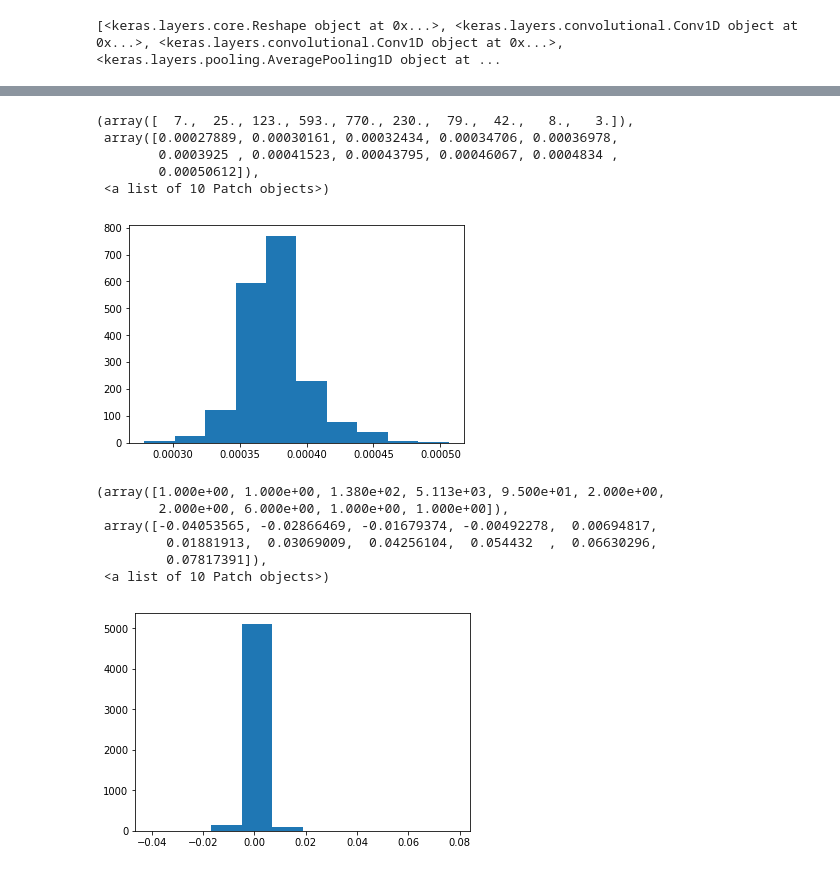
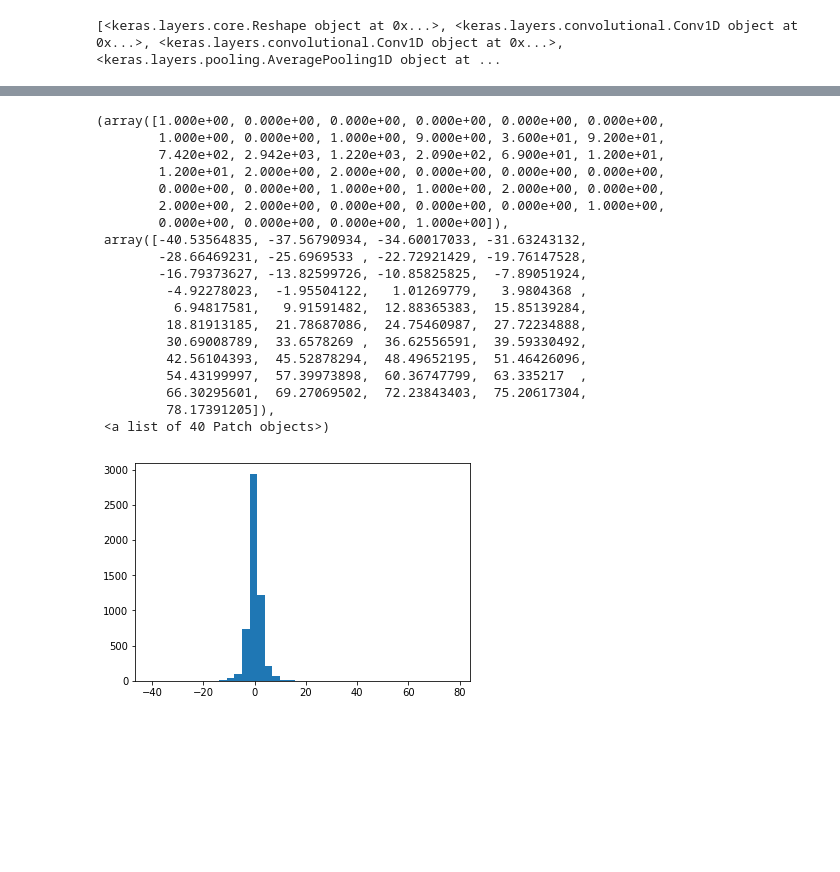
Before and after one commit to KaiWangCanada/har-keras-cnn, a Jupyter notebook: notebooks/observe_1dcnn_regression.ipynb, the cells around one changed output, grey strips where cells are left out. Cells and saved outputs as stored; diff of their text form; code cells hidden in the pictures; blank space fills up the shorter version.

```diff
--- a/notebooks/observe_1dcnn_regression.ipynb
+++ b/notebooks/observe_1dcnn_regression.ipynb
@@ -71,3 +36,31 @@ EPOCHS = 600
+# %%
+def read_data(file_path):
+    df = pd.read_csv(file_path, index_col=[0])
+
+    df_stock = df[df['minor'] == 'VMC'][['minor', 'Date', '0', '1', '2', 'f1d_label']]
+    return df_stock
+
+
+def create_segments_and_labels(df, time_steps, step, label_name):
+    # Number of steps to advance in each iteration
+    segments = []
+    labels = []
+    for i in range(0, len(df) - time_steps, step):
+        feature_vals = []
+        for j in range(N_FEATURES):
+            feature_vals.append(df[str(j)].values[i: i + time_steps])
+
+        # use last days f1d_binary as label
+        label = df[label_name].values[i + time_steps - 1] * 1000
+
+        segments.append(feature_vals)
+        labels.append(label)
+
+    # Bring the segments into a better shape
+    reshaped_segments = np.asarray(segments, dtype= np.float32).reshape(-1, time_steps, N_FEATURES)
+    labels = np.asarray(labels)
+
+    return reshaped_segments, labels
 # %%
 df = read_data(root_folder + 'Data/temp_ret_3_30_stocks.csv')
 
@@ -254,21 +224,27 @@ score:
 # %%
-plt.hist(y_pred_test)
+# plt.hist(y_pred_test)
-# %% [output]
-(array([  7.,  25., 123., 593., 770., 230.,  79.,  42.,   8.,   3.]),
- array([0.00027889, 0.00030161, 0.00032434, 0.00034706, 0.00036978,
-        0.0003925 , 0.00041523, 0.00043795, 0.00046067, 0.0004834 ,
-        0.00050612]),
- <a list of 10 Patch objects>)
-[figure, removed]
 # %%
-plt.hist(y_train)
+plt.hist(y_train, bins=40)
 # %% [output]
-(array([1.000e+00, 1.000e+00, 1.380e+02, 5.113e+03, 9.500e+01, 2.000e+00,
-        2.000e+00, 6.000e+00, 1.000e+00, 1.000e+00]),
- array([-0.04053565, -0.02866469, -0.01679374, -0.00492278,  0.00694817,
-         0.01881913,  0.03069009,  0.04256104,  0.054432  ,  0.06630296,
-         0.07817391]),
- <a list of 10 Patch objects>)
+(array([1.000e+00, 0.000e+00, 0.000e+00, 0.000e+00, 0.000e+00, 0.000e+00,
+        1.000e+00, 0.000e+00, 1.000e+00, 9.000e+00, 3.600e+01, 9.200e+01,
+        7.420e+02, 2.942e+03, 1.220e+03, 2.090e+02, 6.900e+01, 1.200e+01,
+        1.200e+01, 2.000e+00, 2.000e+00, 0.000e+00, 0.000e+00, 0.000e+00,
+        0.000e+00, 0.000e+00, 1.000e+00, 1.000e+00, 2.000e+00, 0.000e+00,
+        2.000e+00, 2.000e+00, 0.000e+00, 0.000e+00, 0.000e+00, 1.000e+00,
+        0.000e+00, 0.000e+00, 0.000e+00, 1.000e+00]),
+ array([-40.53564835, -37.56790934, -34.60017033, -31.63243132,
+        -28.66469231, -25.6969533 , -22.72921429, -19.76147528,
+        -16.79373627, -13.82599726, -10.85825825,  -7.89051924,
+         -4.92278023,  -1.95504122,   1.01269779,   3.9804368 ,
+          6.94817581,   9.91591482,  12.88365383,  15.85139284,
+         18.81913185,  21.78687086,  24.75460987,  27.72234888,
+         30.69008789,  33.6578269 ,  36.62556591,  39.59330492,
+         42.56104393,  45.52878294,  48.49652195,  51.46426096,
+         54.43199997,  57.39973898,  60.36747799,  63.335217  ,
+         66.30295601,  69.27069502,  72.23843403,  75.20617304,
+         78.17391205]),
+ <a list of 40 Patch objects>)
-[figure, old version]
+[figure, new version]
 # %%
 y_pred_train = model_m.predict(x_train)
```
Also changed, not shown: parts of 10 cells of this notebook, 4 other files.
